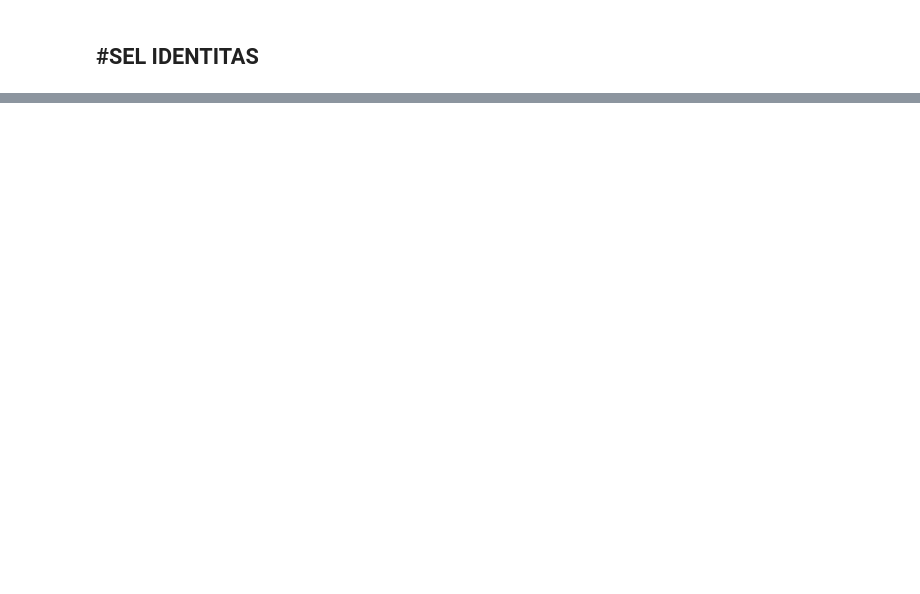
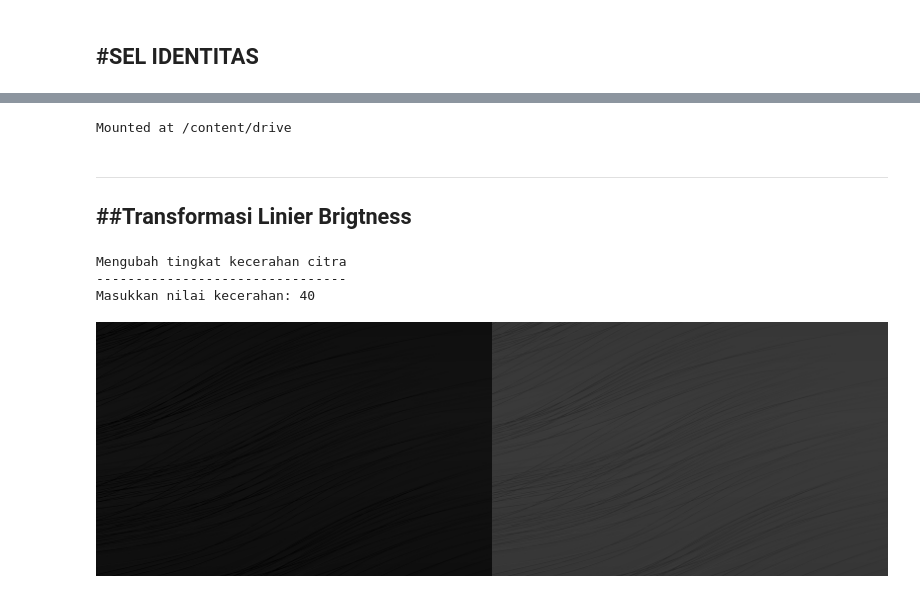
Before and after one commit to Adidtiasmara/PCVK26_16_Firman, a Jupyter notebook: week3_16.ipynb, the cells around one changed output, grey strips where cells are left out. Saved outputs shown, nothing was run; the diff lists cells and outputs as text; code cells hidden in the pictures; blank space fills up the shorter version.

```diff
--- a/week3_16.ipynb
+++ b/week3_16.ipynb
@@ -40,2 +40,33 @@ WAKTU : 2026-09-13 13:30:34 WIB
 SISTEM : 3.13.15 Linux-6.6.122+-x86_64-with-glibc2.39
 TOKEN : 30da3ee3d2bcee30
+# %%
+from google.colab import drive
+
+drive.mount('/content/drive')
+# %% [output]
+Mounted at /content/drive
+# %% [markdown]
+---
+##**Transformasi Linier Brigtness**
+---
+# %%
+import cv2 as cv
+import numpy as np
+from google.colab.patches import cv2_imshow
+print('Mengubah tingkat kecerahan citra')
+print('--------------------------------')
+try:
+  brightness = int(input('Masukkan nilai kecerahan: '))
+except ValueError:
+  print('Error, not a number')
+
+original = cv.imread('/content/drive/MyDrive/PCVK/Gambar/black_img.png')
+brightness_image = np.zeros(original.shape, original.dtype)
+brightness_image = np.clip(original.astype(np.int16) + brightness, 0, 255).astype(np.uint8)
+final_frame = cv.hconcat((original,brightness_image))
+cv2_imshow(final_frame)
+# %% [output]
+Mengubah tingkat kecerahan citra
+--------------------------------
+Masukkan nilai kecerahan: 40
+[figure, added]
```
Also changed, not shown: parts of 9 cells of this notebook.
